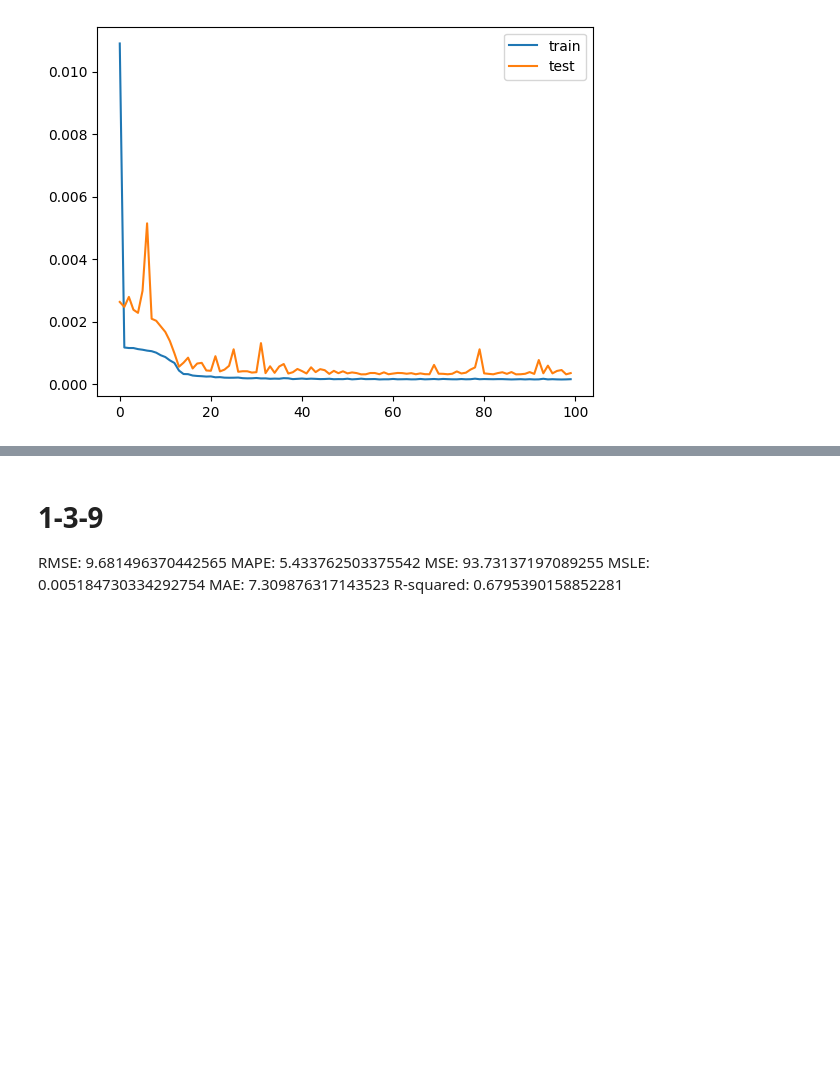
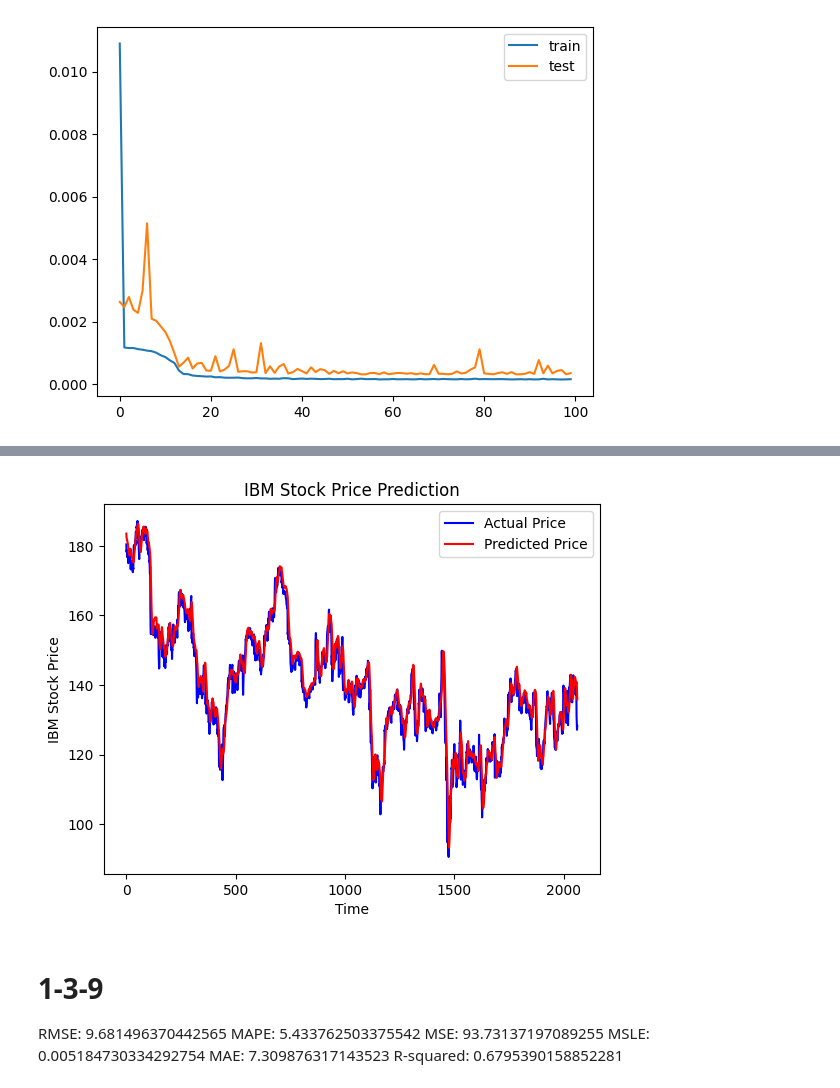
Before and after one commit to mustafahakkoz/seasonality_analysis, a Jupyter notebook: Exp4-LSTM-stacked(1-3-9 multivariate).ipynb, the cells around one changed output, grey strips where cells are left out. Drawn from its saved outputs; the diff is of its cells as text; code cells hidden in the pictures; blank space fills up the shorter version.

Commit message:
tune models

```diff
--- a/Exp4-LSTM-stacked(1-3-9 multivariate).ipynb
+++ b/Exp4-LSTM-stacked(1-3-9 multivariate).ipynb
@@ -111,8 +111,9 @@ model.add(Dense(1))
 # Compile the model
 model.compile(optimizer='adam', loss='mean_squared_error')
 
-# Train the model
-history = model.fit(X_train, y_train.squeeze(), epochs=100, batch_size=32, validation_data=(X_test, y_test), verbose=1)
+# Train the model with early stopping
+early_stop = EarlyStopping(monitor='val_loss', patience=10, verbose=1)
+history = model.fit(X_train, y_train.squeeze(), epochs=200, batch_size=32, validation_data=(X_test, y_test), callbacks=[early_stop], verbose=1)
 # %% [output]
 Epoch 1/100
 262/262 [==============================] - 3s 4ms/step - loss: 0.0109 - val_loss: 0.0026
@@ -173,4 +174,13 @@ print('MSE: ', mse)
 print('MSLE: ', msle)
 print('MAE: ', mae)
 print('R-squared: ', r2)
+
+# Plot the predictions vs the real data
+plt.plot(y_test, color='blue', label='Actual Price')
+plt.plot(y_pred, color='red', label='Predicted Price')
+plt.title('IBM Stock Price Prediction')
+plt.xlabel('Time')
+plt.ylabel('IBM Stock Price')
+plt.legend()
+plt.show()
 # %% [output]
@@ -178,9 +188,10 @@ print('R-squared: ', r2)
 RMSE: 3.685611303124568
 MAPE: 2.023596453728796
 MSE:  13.583730677719576
 MSLE:  0.000748827469903271
 MAE:  2.736574175666225
 R-squared:  0.9535581779141797
+[figure, added]
 # %% [markdown]
 # 1-3-9
 
```
Also changed, not shown: parts of 1 cell of this notebook, 4 other files.
